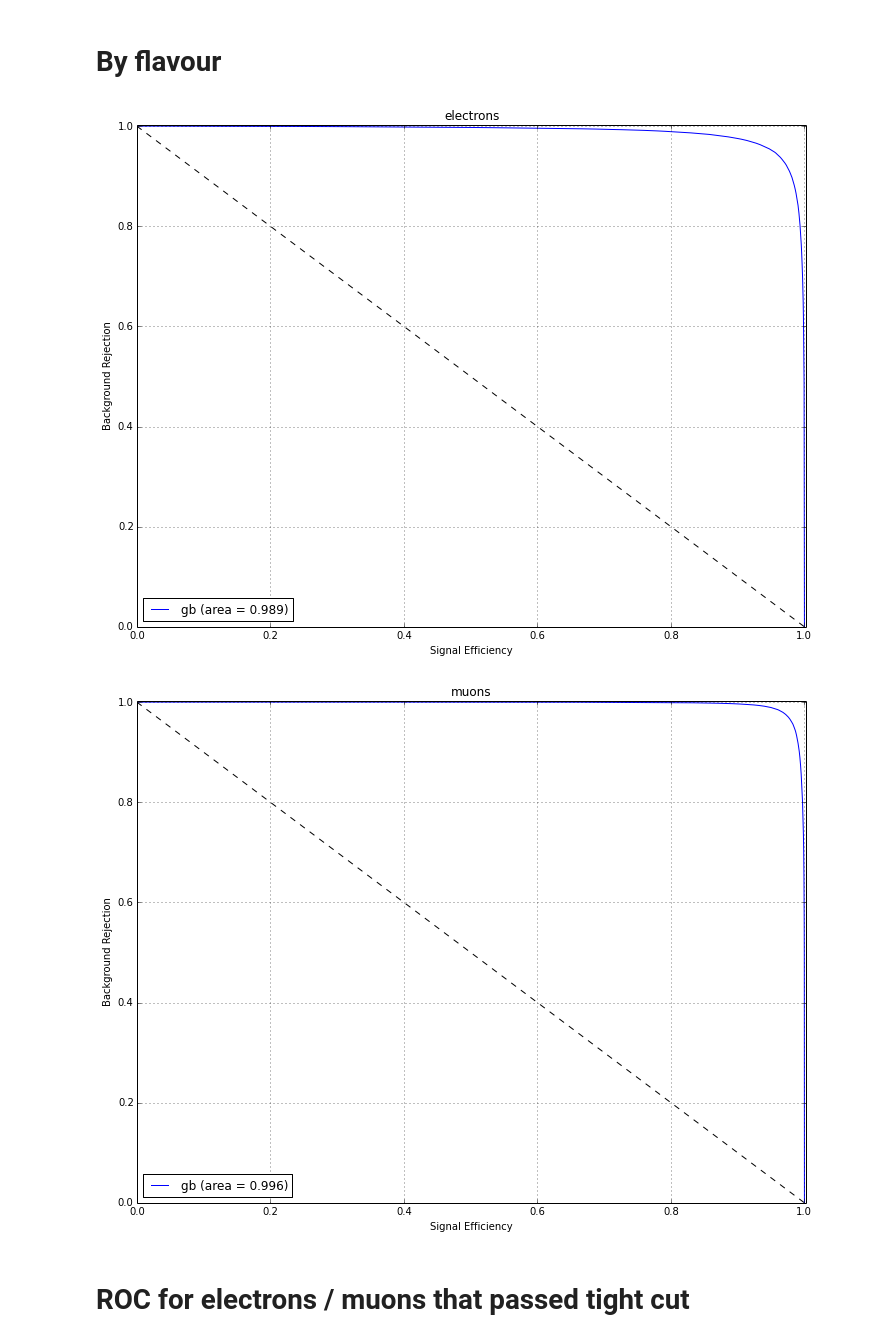
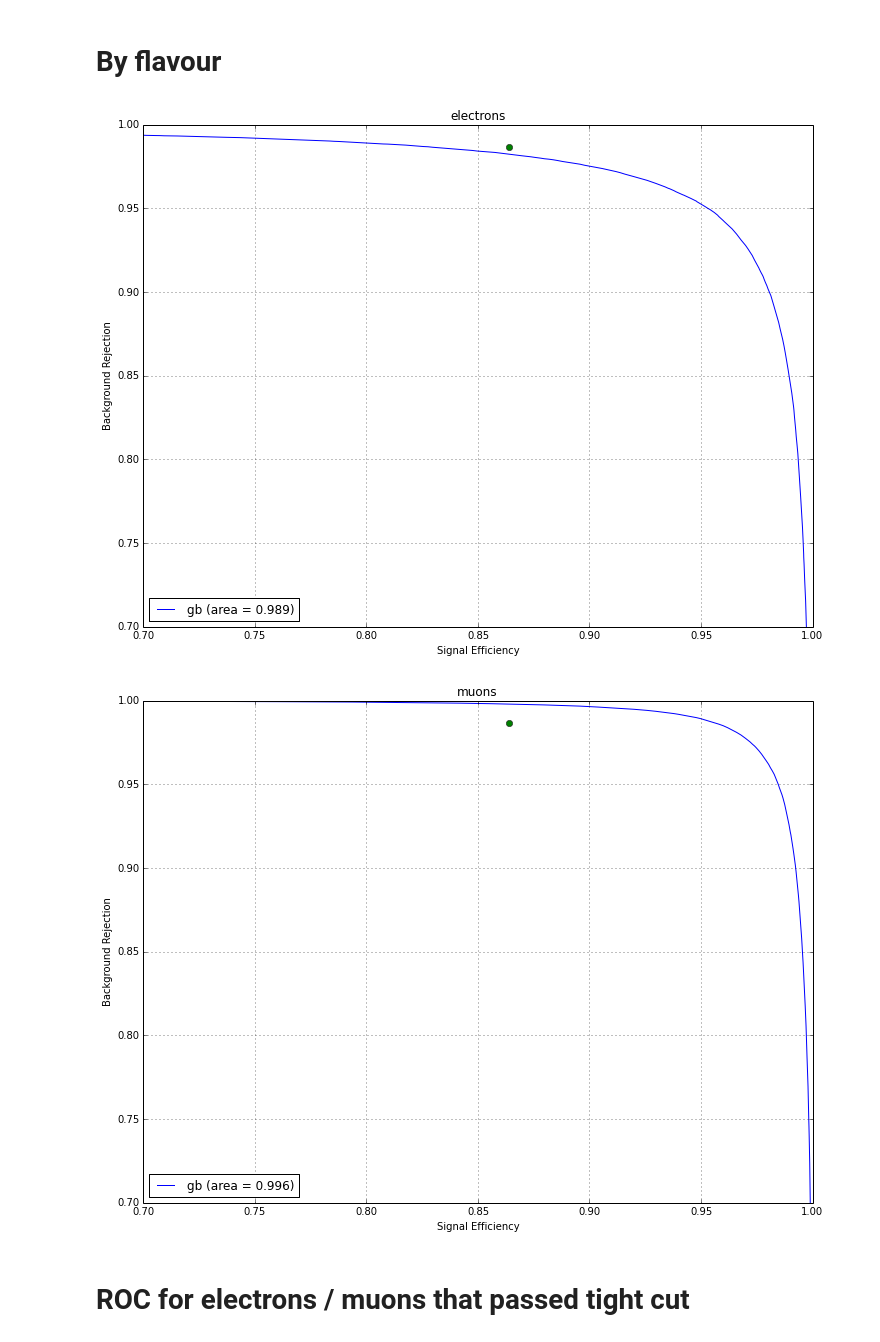
Before and after one commit to arogozhnikov/FakeLeptons, a Jupyter notebook: notebooks/SimpleTraining.ipynb, the cells around one changed output. Drawn from its saved outputs; the diff is of its cells as text; code cells hidden in the pictures.

Commit message:
comparison with tight cut

```diff
--- a/notebooks/SimpleTraining.ipynb
+++ b/notebooks/SimpleTraining.ipynb
@@ -131,0 +93,3 @@ prompt_test[:7].transpose()[40:]
+# %%
+pandas.set_option('display.max_rows', 300)
+prompt_test[:7].transpose()
@@ -300,12 +282,17 @@ dtype: float64
 # %%
 for flavor, flavor_name in zip([0, 1], ['electrons', 'muons']) :
     mask = numpy.array(testX._flavors == flavor)
     classifiers.test_on(testX[mask], testY[mask]).roc()
+    # comparing with istight
+    fpr, tpr, _ = roc_curve(testY, testX._istight)
+    plot(tpr[1:2], 1 - fpr[1:2], 'o', label='tight')
     title(flavor_name)
+    xlim(0.7, 1.)
+    ylim(0.7, 1.)
     grid()
 # %% [output]
-[figure, old version]
+[figure, new version]
-[figure, old version]
+[figure, new version]
 # %% [markdown]
 # ROC for electrons / muons that passed tight cut
 # %%
```
Also changed, not shown: parts of 5 cells of this notebook.
